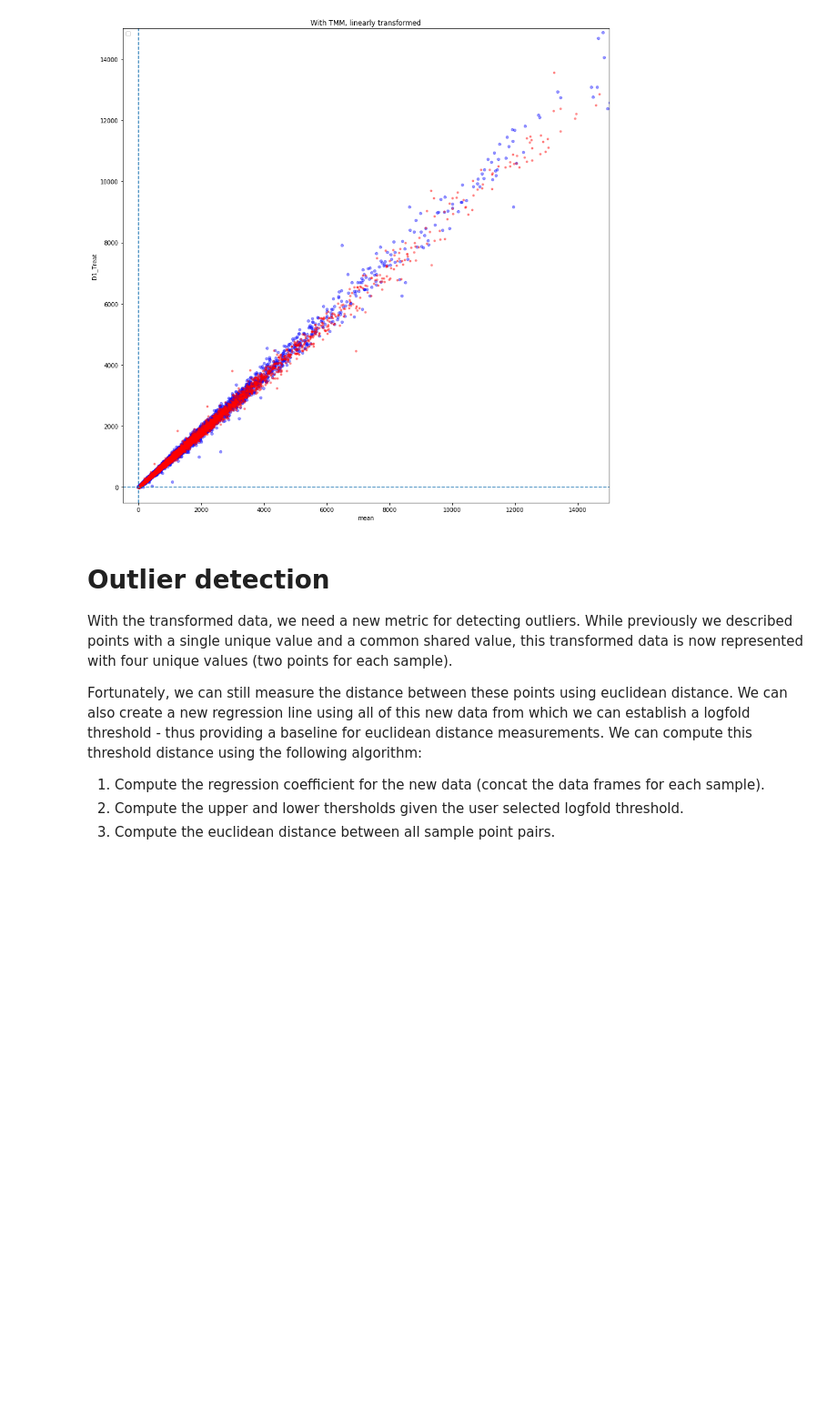
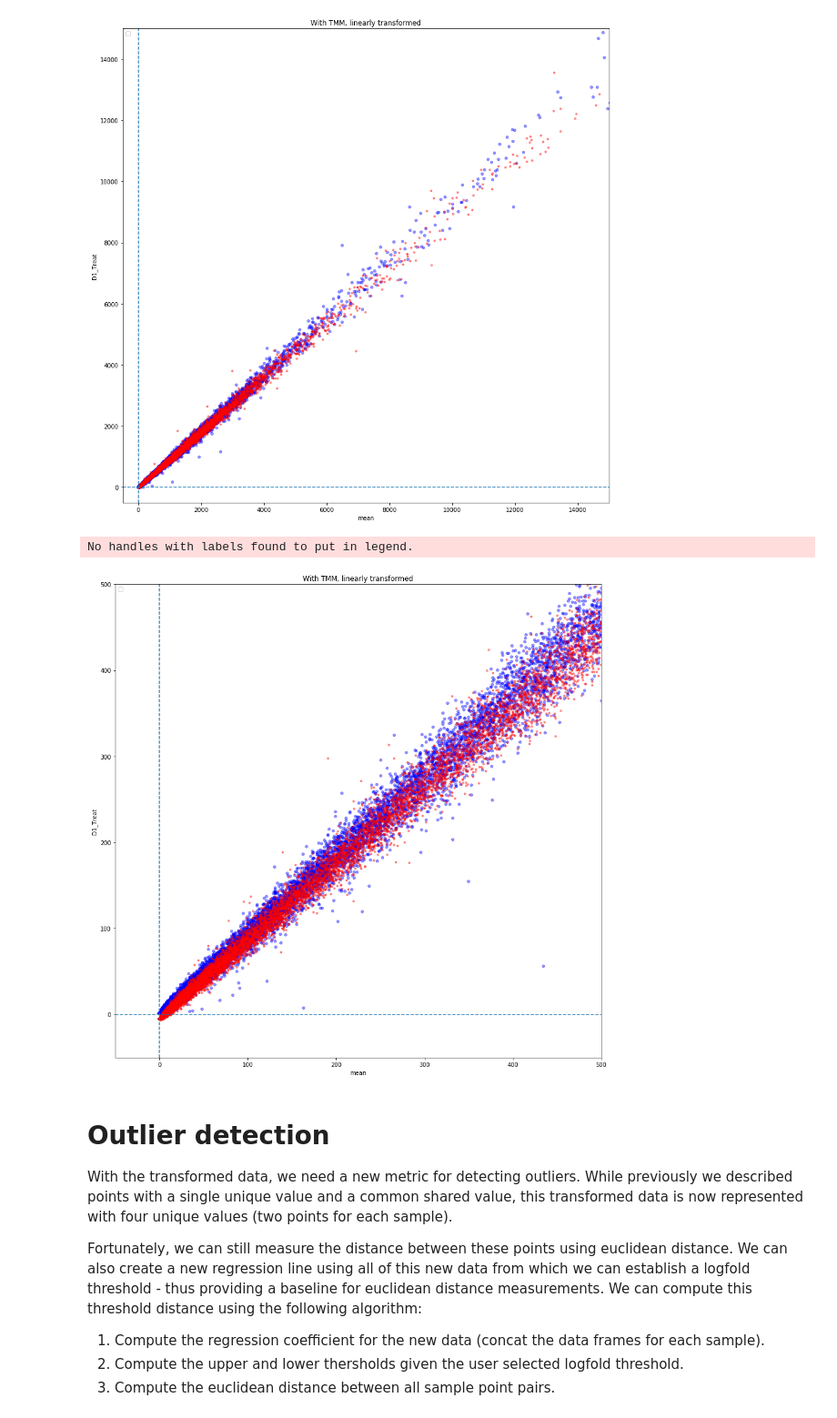
Before and after one commit to paulegradie/SeqPyPlot, a Jupyter notebook: notebooks/correction_experiments.ipynb, the cells around one changed output. Shown at 91% size. Cells and saved outputs as stored; diff of their text form; code cells hidden in the pictures; blank space fills up the shorter version.

```diff
--- a/notebooks/correction_experiments.ipynb
+++ b/notebooks/correction_experiments.ipynb
@@ -312,3 +325,29 @@ plt.legend();
 # %% [output]
 No handles with labels found to put in legend.
 [figure]
+# %%
+correction_theta = calc_theta(np.squeeze(regCont.coef_), np.squeeze(regTreat.coef_))
+correction_theta  # in radians
+
+rotation_matrix = compute_rot_mat(correction_theta, regTreat.coef_)
+rotation_matrix
+
+new_treat = np.array([np.dot(rotation_matrix, normed_df[['D1_Treat', 'mean']].values[i, :]) for i in range(len(normed_df))])
+
+corr_df = normed_df.copy()
+corr_df.loc[:, 'D1_Treat'] = new_treat[:, 0]
+corr_df.loc[:, 'mean'] = new_treat[:, 1]
+# %%
+fig, ax = plt.subplots()
+normed_df.plot('mean', 'D1_Cont', kind='scatter', xlim=(0, 20000), ylim=(0, 20000), ax=ax, color='blue', alpha=0.4)
+corr_df.plot('mean', 'D1_Treat', kind='scatter', xlim=(0, 5000), ylim=(0, 5000), ax=ax, color='red', alpha=0.4, s=10);
+ax.set_title("With TMM, linearly transformed");
+
+plt.ylim((-50, 500))
+plt.xlim((-50, 500));
+plt.axvline(0, linestyle='--')
+plt.axhline(0, linestyle='--')
+plt.legend();
+# %% [output]
+No handles with labels found to put in legend.
+[figure, added]
```
Also changed, not shown: parts of 39 cells of this notebook, 2 other files.
